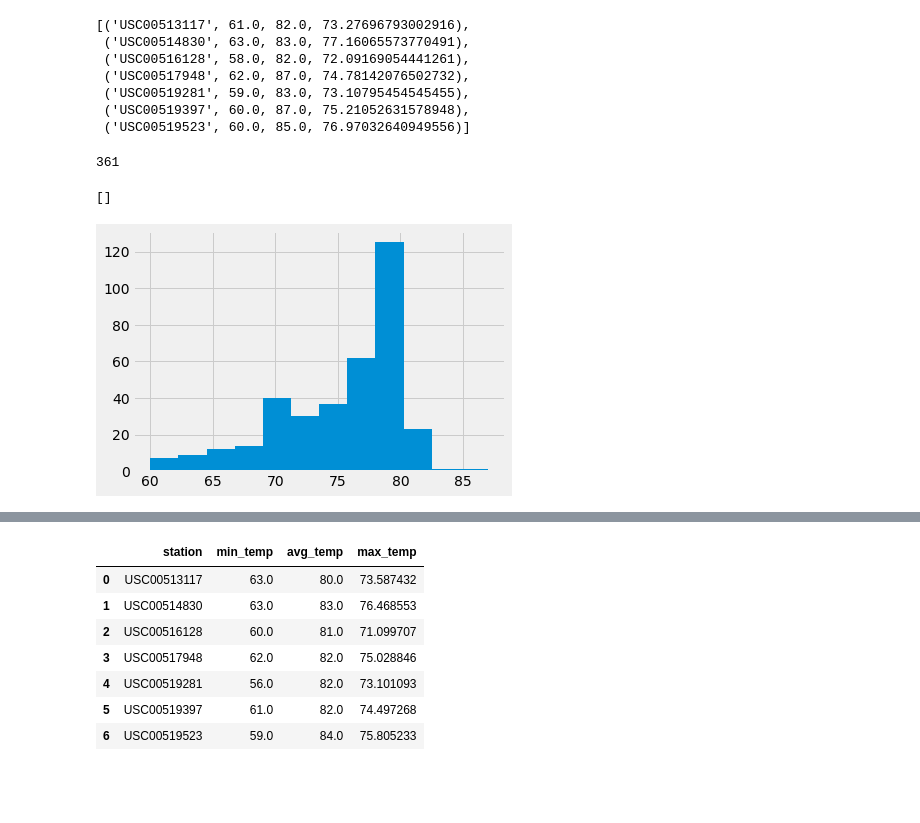
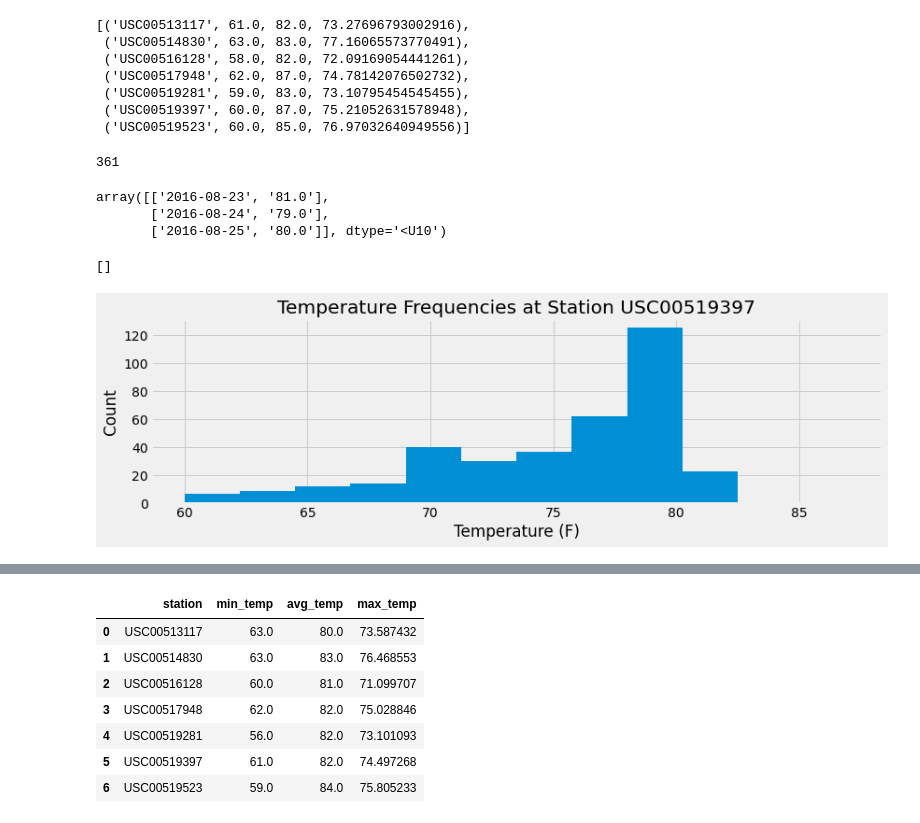
Before and after one commit to tri-bui/sandbox-dbs, a Jupyter notebook: hi-weather/climate_analysis.ipynb, the cells around one changed output, grey strips where cells are left out. Drawn from its saved outputs; the diff is of its cells as text; code cells hidden in the pictures; blank space fills up the shorter version.

```diff
--- a/hi-weather/climate_analysis.ipynb
+++ b/hi-weather/climate_analysis.ipynb
@@ -183,18 +183,29 @@ station_temps
  ('USC00519397', 60.0, 87.0, 75.21052631578948),
  ('USC00519523', 60.0, 85.0, 76.97032640949556)]
 # %%
-# Last 12 months of temperature observations for the most active station
-station97_temp = session.query(M.date, M.tobs)\
-                 .filter((M.station == station_counts[0][0]) & (M.date >= start)).all()
-station97_temp = np.array(station97_temp)
-len(station97_temp)
+# Last 12 months of temperature observations for the most active station (station USC00519397)
+s97_temps = session.query(M.date, M.tobs) \
+                        .filter((M.station == Mtobs_bystation[0][0]) & (M.date >= start)).all()
+s97_temps = np.array(s97_temps)
+print(len(s97_temps))
+s97_temps[:3]
 # %% [output]
 361
+array([['2016-08-23', '81.0'],
+       ['2016-08-24', '79.0'],
+       ['2016-08-25', '80.0']], dtype='<U10')
-# %%
-plt.hist(station97_temp[:, 1].astype(float), bins=12)
-plt.tight_layout()
-plt.plot()
-# %% [output]
-[]
-[figure, removed]
+# %%
+# Histogram of station 97 temperatures
+plt.figure(figsize=(12, 4))
+plt.hist(s97_temps[:, 1].astype(float), bins=12)
+
+# Formatting
+plt.title('Temperature Frequencies at Station ' + Mtobs_bystation[0][0])
+plt.ylabel('Count')
+plt.xlabel('Temperature (F)')
+plt.tight_layout()
+plt.plot()
+# %% [output]
+[]
+[figure, added]
 # %%
```
Also changed, not shown: parts of 7 cells of this notebook.
